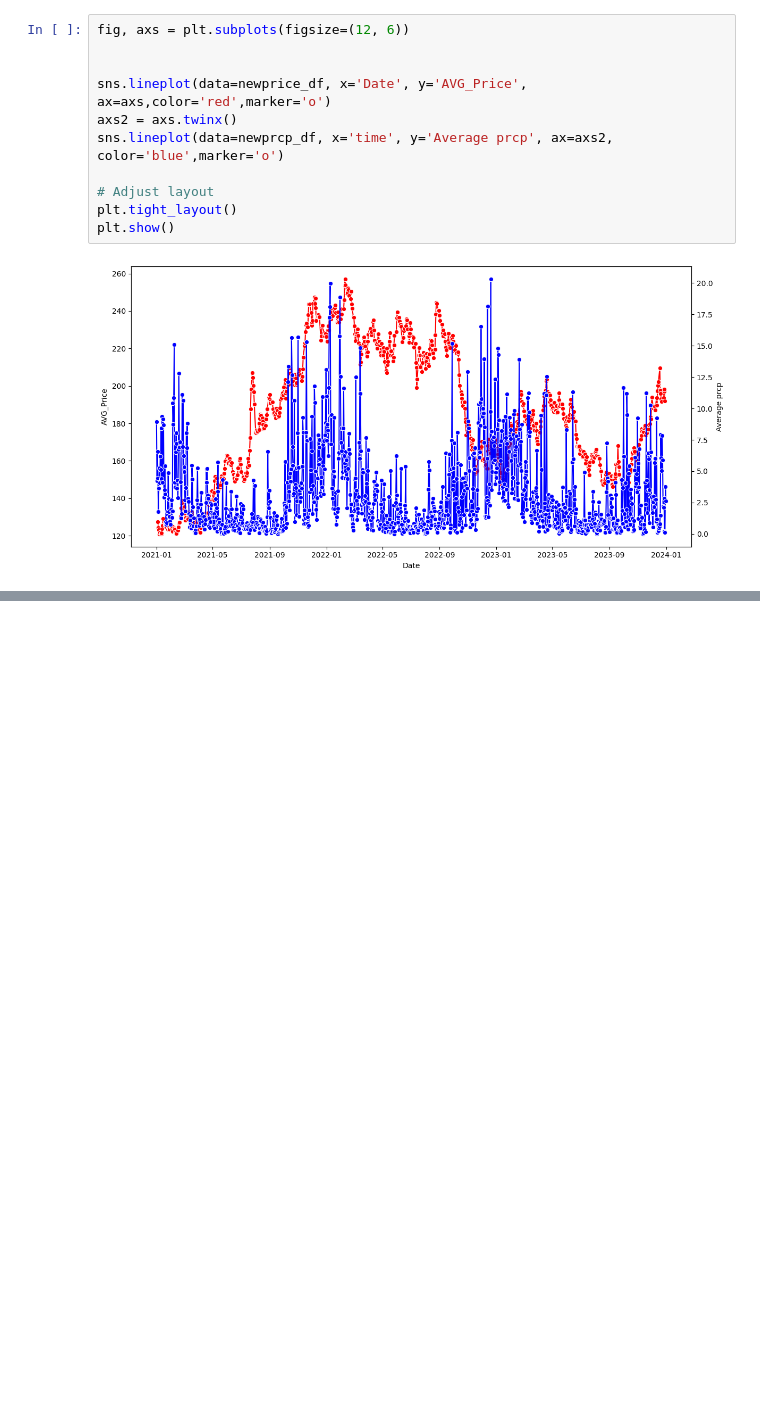
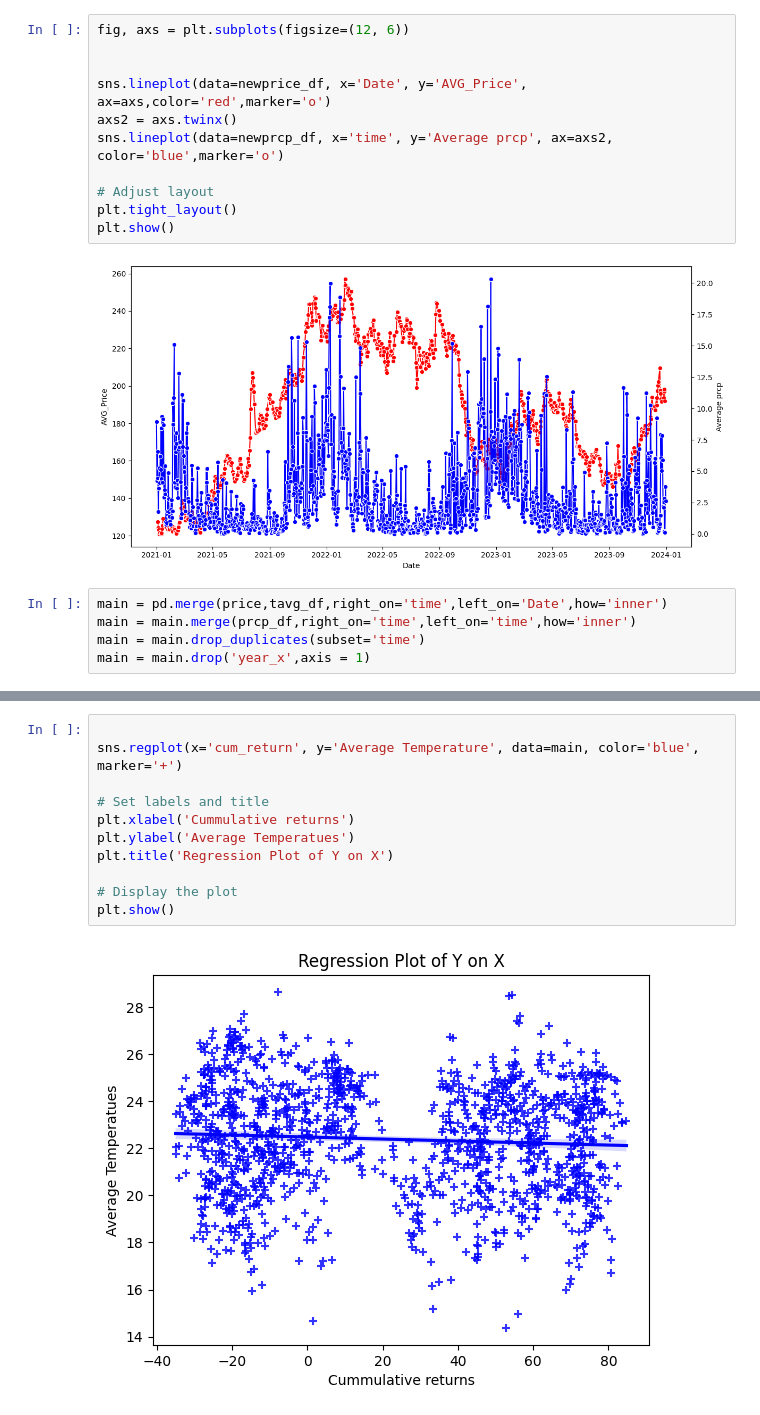
Before and after one commit to maseehfaizan/Project_code, a Jupyter notebook: Master.ipynb, the cells around one changed output, grey strips where cells are left out. Cells and saved outputs as stored; diff of their text form; blank space fills up the shorter version.

Commit message:
consolodate all the data and find some correlations

```diff
--- a/Master.ipynb
+++ b/Master.ipynb
@@ -317,3 +339,8 @@ plt.tight_layout()
 plt.show()
 # %% [output]
 [figure]
+# %%
+main = pd.merge(price,tavg_df,right_on='time',left_on='Date',how='inner')
+main = main.merge(prcp_df,right_on='time',left_on='time',how='inner')
+main = main.drop_duplicates(subset='time')
+main = main.drop('year_x',axis = 1)
@@ -319,0 +354,13 @@ plt.show()
+# %%
+
+sns.regplot(x='cum_return', y='Average Temperature', data=main, color='blue', marker='+')
+
+# Set labels and title
+plt.xlabel('Cummulative returns')
+plt.ylabel('Average Temperatues')
+plt.title('Regression Plot of Y on X')
+
+# Display the plot
+plt.show()
+# %% [output]
+[figure, added]
```
Also changed, not shown: parts of 10 cells of this notebook.
